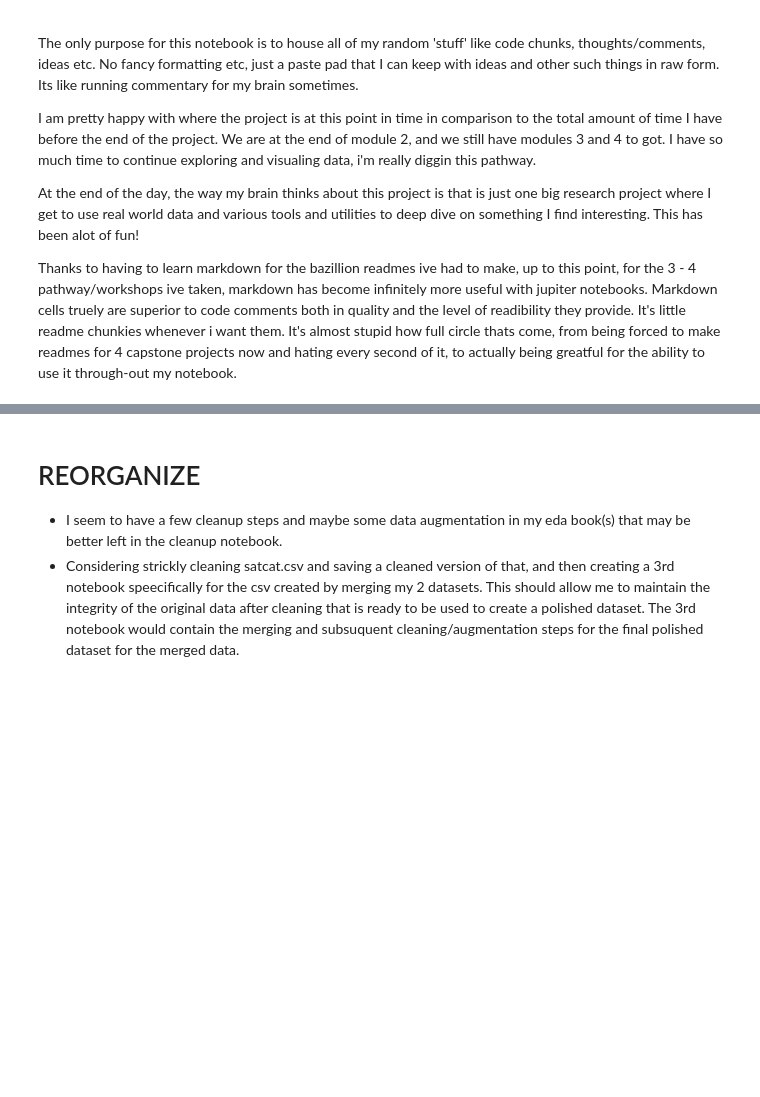
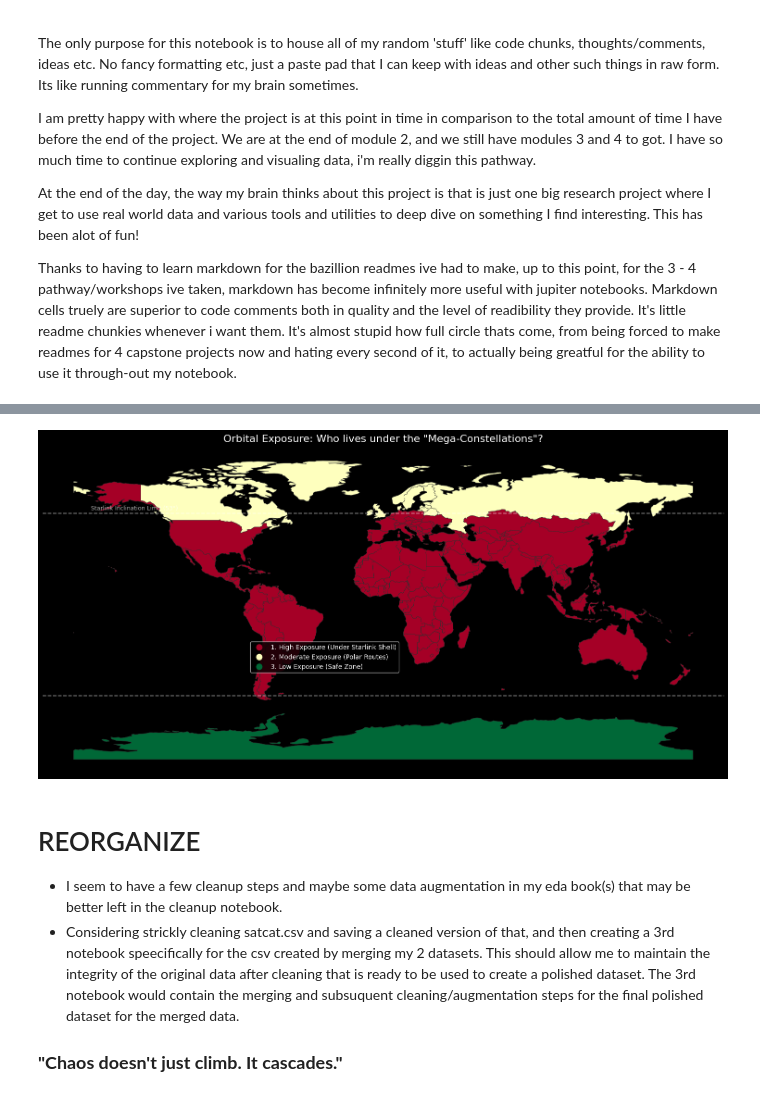
Before and after one commit to sithid/orbital-debris-assessment, a Jupyter notebook: notebooks/scratch_pad.ipynb, the cells around one changed output, grey strips where cells are left out. Drawn from its saved outputs; the diff is of its cells as text; code cells hidden in the pictures; blank space fills up the shorter version.

```diff
--- a/notebooks/scratch_pad.ipynb
+++ b/notebooks/scratch_pad.ipynb
@@ -61,5 +23,56 @@ SUCCESS: Modern GeoJSON map loaded.
+# %%
+# 1. Load Data
+world = gpd.read_file('../data/original/countries.geojson')
+
+# 1. Convert to World Mercator (EPSG:3395) -> units become meters
+# 2. Calculate Centroid
+# 3. Convert back to your original Lat/Lon (world.crs)
+# 4. Grab the Y (Latitude)
+world['lat'] = world.to_crs("EPSG:3395").centroid.to_crs(world.crs).y.abs()
+
+def classify_risk(lat):
+    if lat < 53:
+        return "1. High Exposure (Under Starlink Shell)"
+    elif lat < 80:
+        return "2. Moderate Exposure (Polar Routes)"
+    else:
+        return "3. Low Exposure (Safe Zone)"
+
+world['risk_category'] = world['lat'].apply(classify_risk)
+
+plt.style.use('dark_background')
+fig, ax = plt.subplots(figsize=(15, 8))
+
+world.plot(
+    column='risk_category',
+    cmap='RdYlGn',     # Red (High Risk) -> Yellow -> Green (Safe)
+    legend=True,
+    ax=ax,
+    edgecolor='#333333',
+    linewidth=0.5
+)
+
+plt.axhline(53, color='white', linestyle='--', alpha=0.5)
+plt.axhline(-53, color='white', linestyle='--', alpha=0.5)
+plt.text(-170, 55, "Starlink Inclination Limit (53°)", color='white', fontsize=9, alpha=0.7)
+
+ax.set_title('Orbital Exposure: Who lives under the "Mega-Constellations"?', fontsize=16, color='white')
+ax.set_axis_off() # remove lat/lon numbers for a cleaner look
+
+# Fix the Legend position
+leg = ax.get_legend()
+leg.set_bbox_to_anchor((0.3, 0.3))
+for text in leg.get_texts():
+    text.set_color("white")
+
+plt.tight_layout()
+plt.show()
+# %% [output]
+[figure, added]
 # %% [markdown]
 # REORGANIZE
 
 * I seem to have a few cleanup steps and maybe some data augmentation in my eda book(s) that may be better left in the cleanup notebook.
 * Considering strickly cleaning satcat.csv and saving a cleaned version of that, and then creating a 3rd notebook speecifically for the csv created by merging my 2 datasets.  This should allow me to maintain the integrity of the original data after cleaning that is ready to be used to create a polished dataset. The 3rd notebook would contain the merging and subsuquent cleaning/augmentation steps for the final polished dataset for the merged data.
+
+### **"Chaos doesn't just climb. It cascades."**
```
Also changed, not shown: parts of 2 cells of this notebook, 3 other files.
